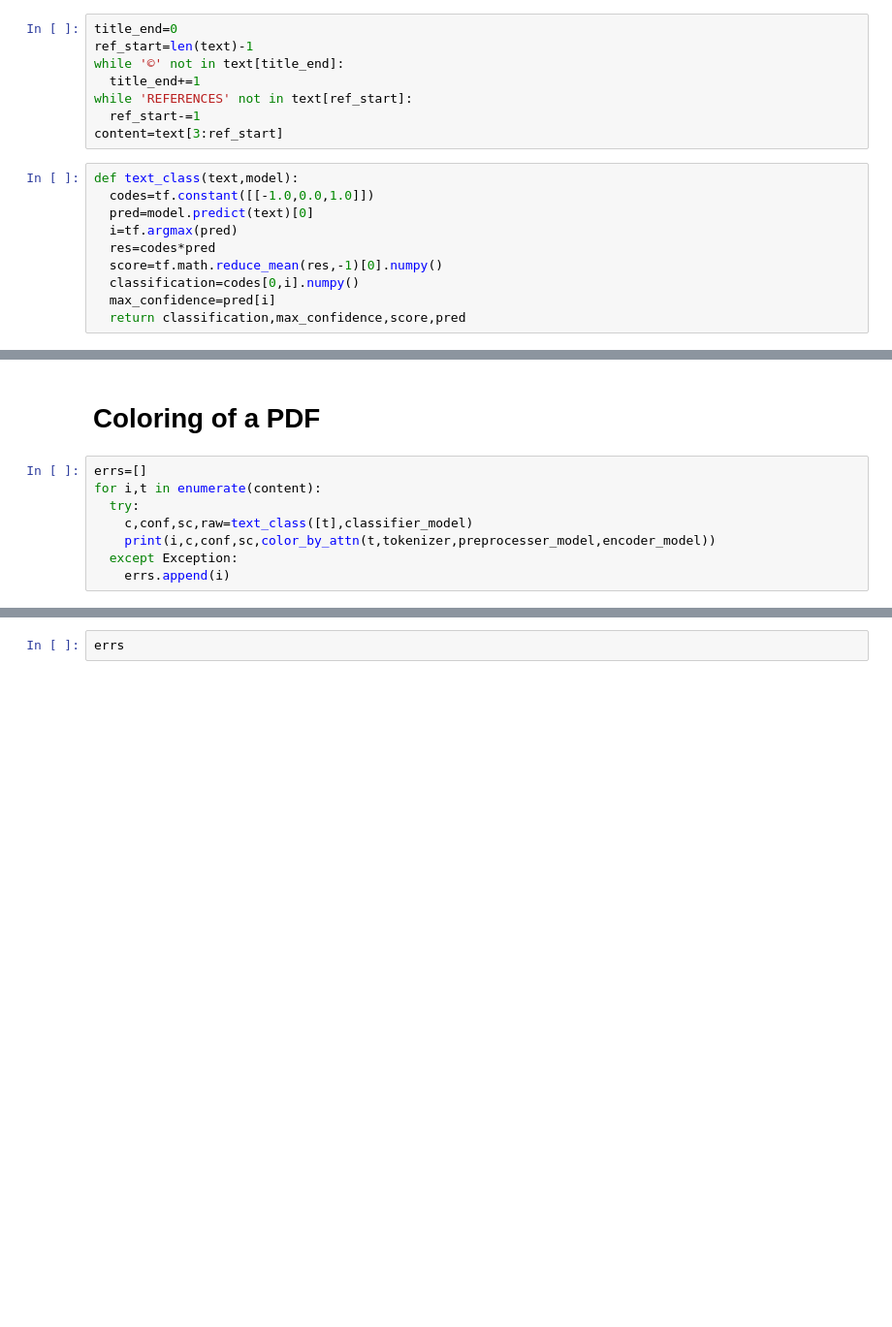
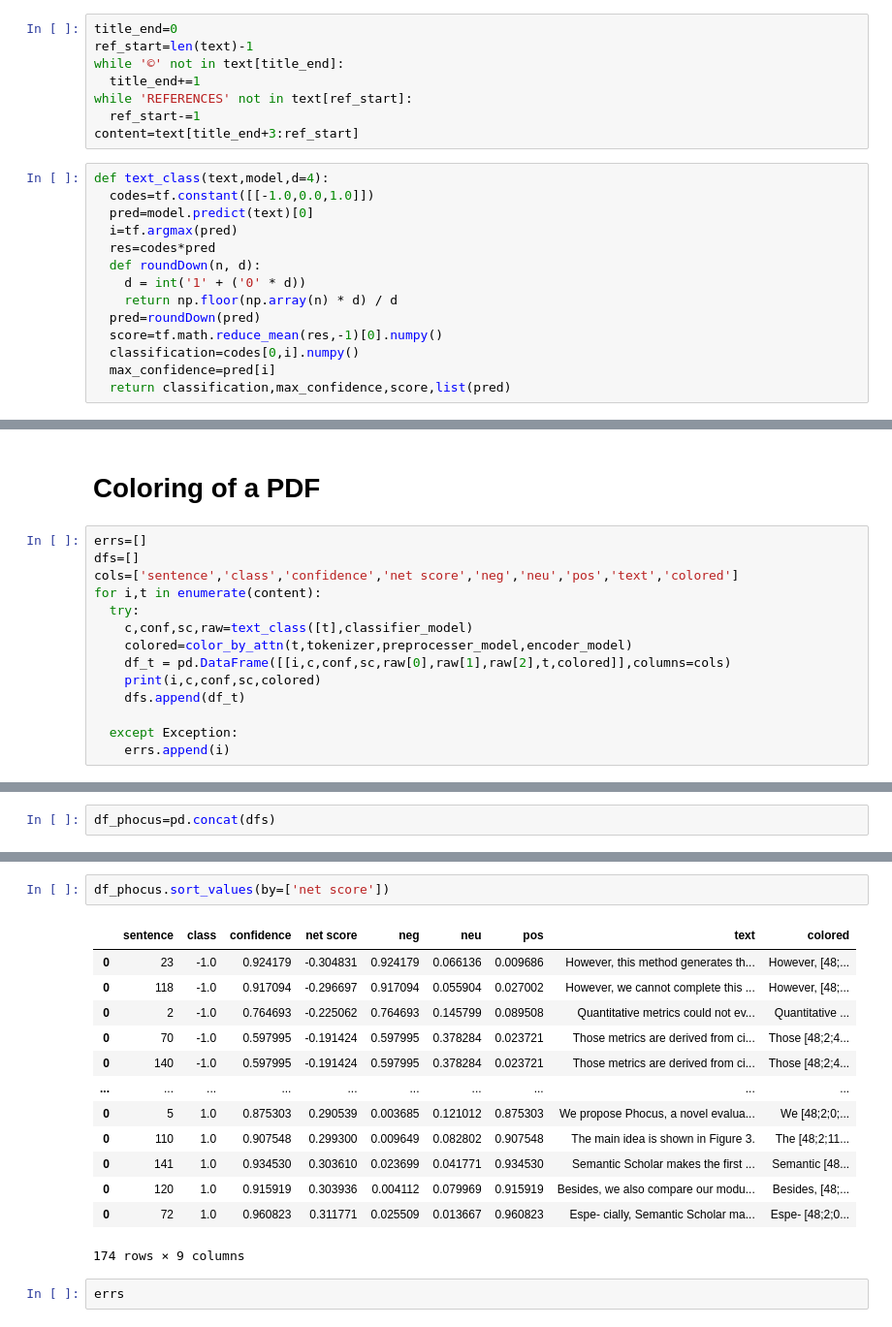
Before and after one commit to ENEE439d-TEXTML/TextML, a Jupyter notebook: input.ipynb, the cells around one changed output, grey strips where cells are left out. Shown at 97% size. Drawn from its saved outputs; the diff is of its cells as text; blank space fills up the shorter version.

```diff
--- a/input.ipynb
+++ b/input.ipynb
@@ -699,14 +699,18 @@ while '©' not in text[title_end]:
   title_end+=1
 while 'REFERENCES' not in text[ref_start]:
   ref_start-=1
-content=text[3:ref_start]
+content=text[title_end+3:ref_start]
 # %%
-def text_class(text,model):
+def text_class(text,model,d=4):
   codes=tf.constant([[-1.0,0.0,1.0]])
   pred=model.predict(text)[0]
   i=tf.argmax(pred)
   res=codes*pred
+  def roundDown(n, d):
+    d = int('1' + ('0' * d))
+    return np.floor(np.array(n) * d) / d
+  pred=roundDown(pred)
   score=tf.math.reduce_mean(res,-1)[0].numpy()
   classification=codes[0,i].numpy()
   max_confidence=pred[i]
-  return classification,max_confidence,score,pred
+  return classification,max_confidence,score,list(pred)
@@ -714,9 +722,15 @@ def text_class(text,model):
 # Coloring of a PDF
 # %%
 errs=[]
+dfs=[]
+cols=['sentence','class','confidence','net score','neg','neu','pos','text','colored']
 for i,t in enumerate(content):
   try:
     c,conf,sc,raw=text_class([t],classifier_model)
-    print(i,c,conf,sc,color_by_attn(t,tokenizer,preprocesser_model,encoder_model))
+    colored=color_by_attn(t,tokenizer,preprocesser_model,encoder_model)
+    df_t = pd.DataFrame([[i,c,conf,sc,raw[0],raw[1],raw[2],t,colored]],columns=cols)
+    print(i,c,conf,sc,colored)
+    dfs.append(df_t)
+
   except Exception:
     errs.append(i)
@@ -755,0 +737,2 @@ for i,t in enumerate(content):
+# %%
+df_phocus=pd.concat(dfs)
@@ -756,3 +744,19 @@ for i,t in enumerate(content):
+# %%
+df_phocus.sort_values(by=['net score'])
+# %% [output]
+|  | sentence | class | confidence | net score | neg | neu | pos | text | colored |
+| 0 | 23 | -1.0 | 0.924179 | -0.304831 | 0.924179 | 0.066136 | 0.009686 | However, this method generates th... | However, [48;... |
+| 0 | 118 | -1.0 | 0.917094 | -0.296697 | 0.917094 | 0.055904 | 0.027002 | However, we cannot complete this ... | However, [48;... |
+| 0 | 2 | -1.0 | 0.764693 | -0.225062 | 0.764693 | 0.145799 | 0.089508 | Quantitative metrics could not ev... | Quantitative ... |
+| 0 | 70 | -1.0 | 0.597995 | -0.191424 | 0.597995 | 0.378284 | 0.023721 | Those metrics are derived from ci... | Those [48;2;4... |
+| 0 | 140 | -1.0 | 0.597995 | -0.191424 | 0.597995 | 0.378284 | 0.023721 | Those metrics are derived from ci... | Those [48;2;4... |
+| ... | ... | ... | ... | ... | ... | ... | ... | ... | ... |
+| 0 | 5 | 1.0 | 0.875303 | 0.290539 | 0.003685 | 0.121012 | 0.875303 | We propose Phocus, a novel evalua... | We [48;2;0;... |
+| 0 | 110 | 1.0 | 0.907548 | 0.299300 | 0.009649 | 0.082802 | 0.907548 | The main idea is shown in Figure 3. | The [48;2;11... |
+| 0 | 141 | 1.0 | 0.934530 | 0.303610 | 0.023699 | 0.041771 | 0.934530 | Semantic Scholar makes the first ... | Semantic [48... |
+| 0 | 120 | 1.0 | 0.915919 | 0.303936 | 0.004112 | 0.079969 | 0.915919 | Besides, we also compare our modu... | Besides, [48;... |
+| 0 | 72 | 1.0 | 0.960823 | 0.311771 | 0.025509 | 0.013667 | 0.960823 | Espe- cially, Semantic Scholar ma... | Espe- [48;2;0... |
+174 rows × 9 columns
 # %%
 errs
 # %% [output]
```
Also changed, not shown: parts of 3 cells of this notebook.
